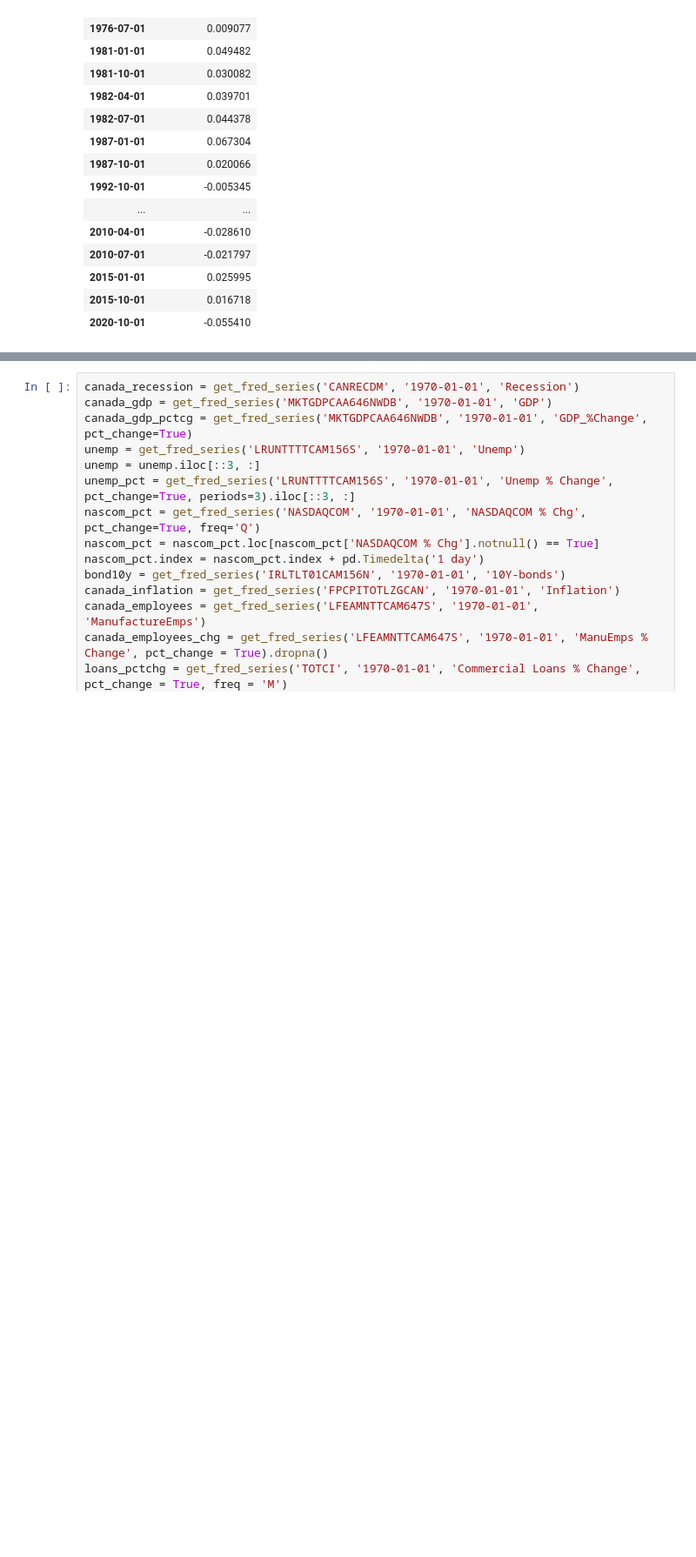
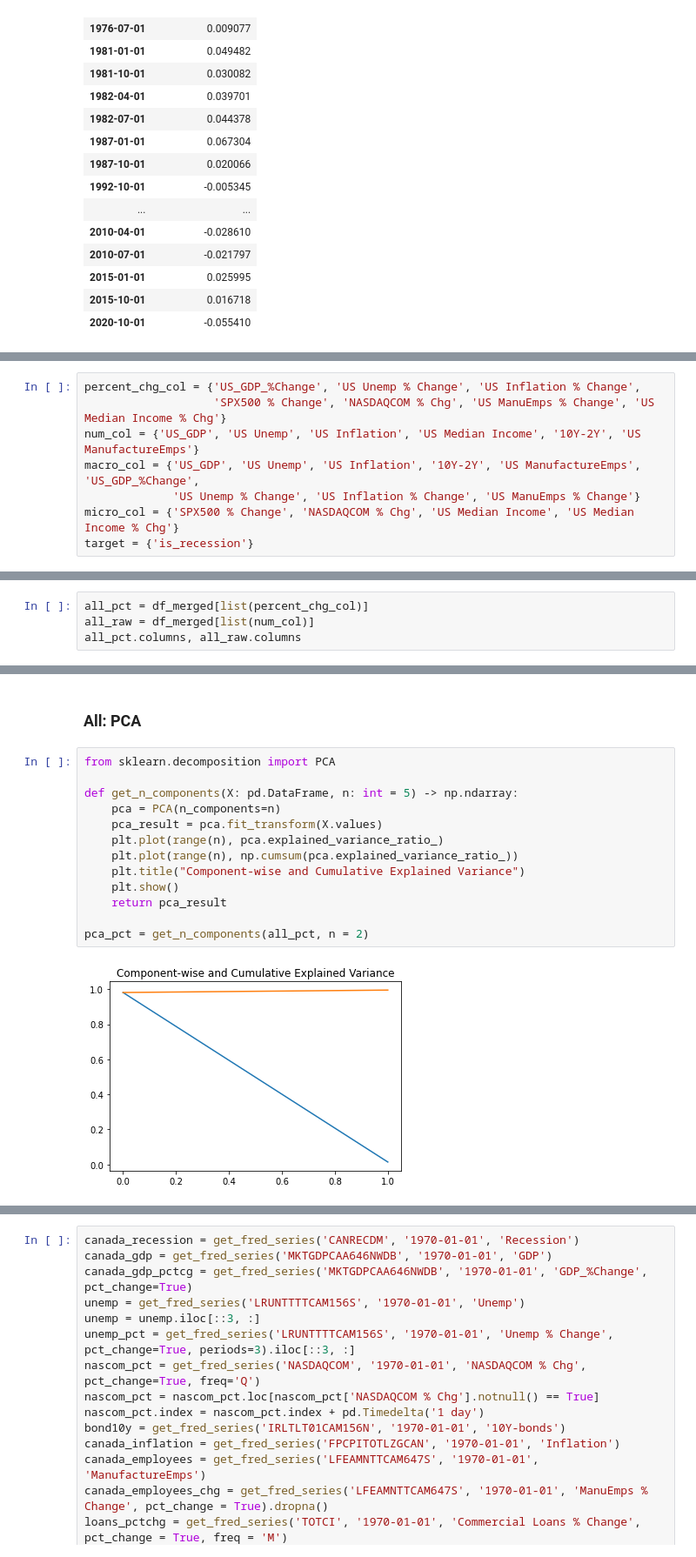
Before and after one commit to AvaneeshKolluri/MacroPredictionsProject, a Jupyter notebook: Project 2.ipynb, the cells around one changed output, grey strips where cells are left out. Shown at 87% size. Drawn from its saved outputs; the diff is of its cells as text; blank space fills up the shorter version.

Commit message:
Added preprocessing for 'all' models, and separation of models for raw and percentages

```diff
--- a/Project 2.ipynb
+++ b/Project 2.ipynb
@@ -515,0 +609,8 @@ sns.heatmap(corr, annot=True, cmap="RdYlBu")
+# %%
+percent_chg_col = {'US_GDP_%Change', 'US Unemp % Change', 'US Inflation % Change',
+                   'SPX500 % Change', 'NASDAQCOM % Chg', 'US ManuEmps % Change', 'US Median Income % Chg'}
+num_col = {'US_GDP', 'US Unemp', 'US Inflation', 'US Median Income', '10Y-2Y', 'US ManufactureEmps'}
+macro_col = {'US_GDP', 'US Unemp', 'US Inflation', '10Y-2Y', 'US ManufactureEmps', 'US_GDP_%Change',
+             'US Unemp % Change', 'US Inflation % Change', 'US ManuEmps % Change'}
+micro_col = {'SPX500 % Change', 'NASDAQCOM % Chg', 'US Median Income', 'US Median Income % Chg'}
+target = {'is_recession'}
@@ -515,0 +639,4 @@ sns.heatmap(corr, annot=True, cmap="RdYlBu")
+# %%
+all_pct = df_merged[list(percent_chg_col)]
+all_raw = df_merged[list(num_col)]
+all_pct.columns, all_raw.columns
@@ -515,0 +713,17 @@ sns.heatmap(corr, annot=True, cmap="RdYlBu")
+# %% [markdown]
+### All: PCA
+# %%
+from sklearn.decomposition import PCA
+
+def get_n_components(X: pd.DataFrame, n: int = 5) -> np.ndarray:
+    pca = PCA(n_components=n)
+    pca_result = pca.fit_transform(X.values)
+    plt.plot(range(n), pca.explained_variance_ratio_)
+    plt.plot(range(n), np.cumsum(pca.explained_variance_ratio_))
+    plt.title("Component-wise and Cumulative Explained Variance")
+    plt.show()
+    return pca_result
+
+pca_pct = get_n_components(all_pct, n = 2)
+# %% [output]
+[figure, added]
```
Also changed, not shown: parts of 37 cells of this notebook.
